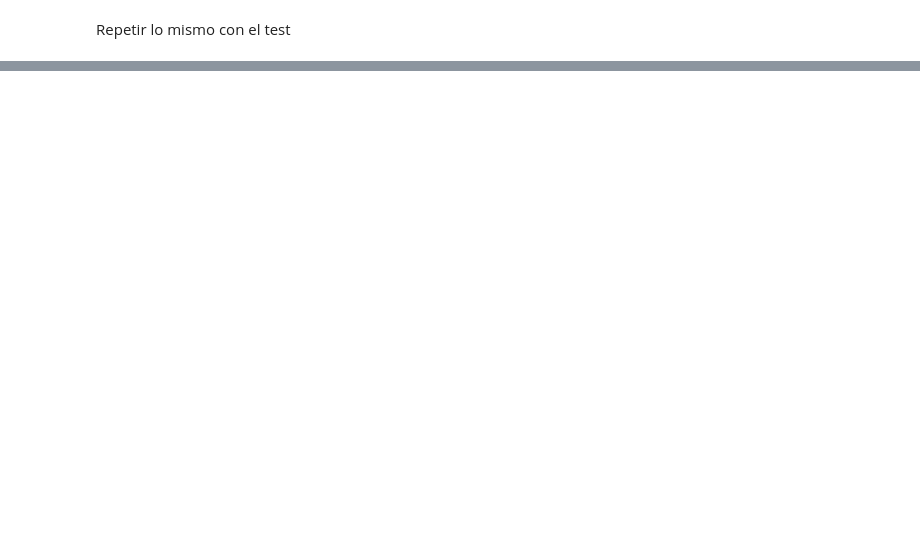
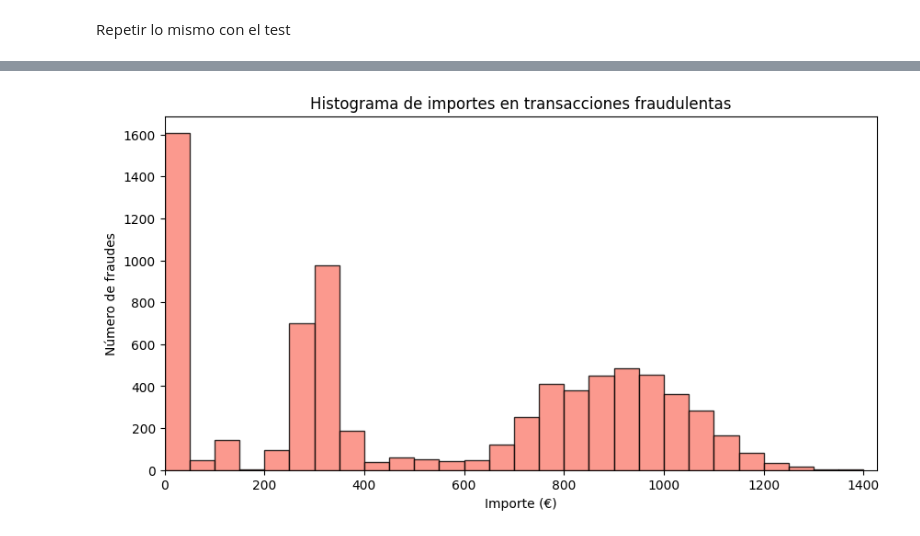
Before and after one commit to Omar-A18/Smart_Fraud_Detector, a Jupyter notebook: notebooks/cleaning_EDA.ipynb, the cells around one changed output, grey strips where cells are left out. Cells and saved outputs as stored; diff of their text form; code cells hidden in the pictures; blank space fills up the shorter version.

```diff
--- a/notebooks/cleaning_EDA.ipynb
+++ b/notebooks/cleaning_EDA.ipynb
@@ -351,0 +630,23 @@ df_test
+# %%
+import matplotlib.pyplot as plt
+import numpy as np
+
+max_amt = df[df["is_fraud"]==1]["amt"].max()
+bins = np.arange(0, max_amt + 50, 50)
+
+plt.figure(figsize=(10,5))
+plt.hist(
+    df[df["is_fraud"]==1]["amt"],
+    bins=bins,
+    color="salmon",
+    alpha=0.8,
+    edgecolor="black"
+)
+
+plt.title("Histograma de importes en transacciones fraudulentas")
+plt.xlabel("Importe (€)")
+plt.ylabel("Número de fraudes")
+plt.xlim(0, max_amt + 50)
+plt.show()
+# %% [output]
+[figure, added]
```
Also changed, not shown: parts of 26 cells of this notebook, 2 other files.
